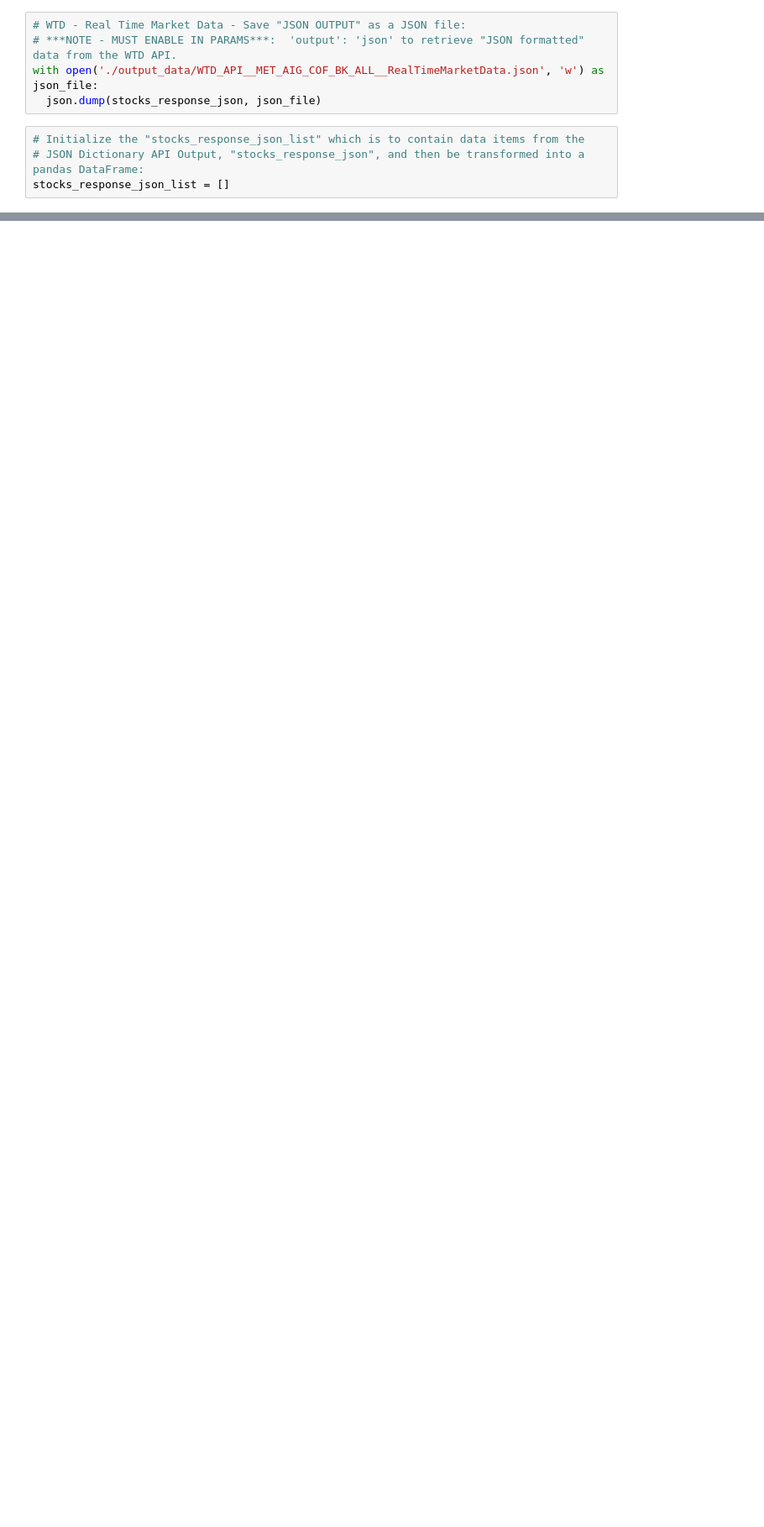
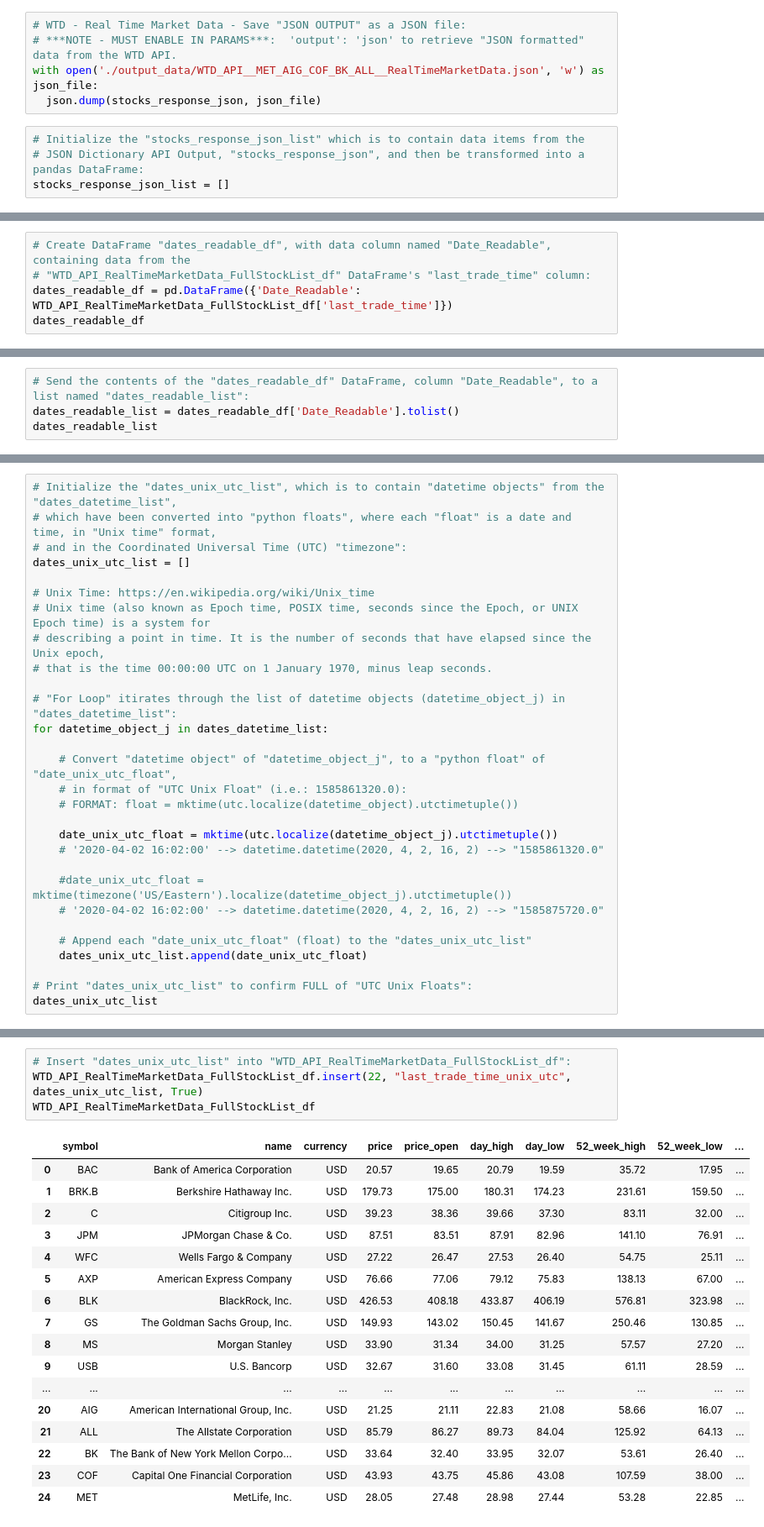
Before and after one commit to bandipara/financial-data-analysis, a Jupyter notebook: JM/PRJ3_WorldTradingDataAPI_WTD_RealTimeMarketData_JMM.ipynb, the cells around one changed output, grey strips where cells are left out. Shown at 84% size. Cells and saved outputs as stored; diff of their text form; blank space fills up the shorter version.

Commit message:
upd to incl conv of date to unix utc; upd api inst
updated to include conversion of date to unix utc,
updated api_keys configuration instructions

```diff
--- a/JM/PRJ3_WorldTradingDataAPI_WTD_RealTimeMarketData_JMM.ipynb
+++ b/JM/PRJ3_WorldTradingDataAPI_WTD_RealTimeMarketData_JMM.ipynb
@@ -783 +786,6 @@ appended_one_thru_five_df
 25 rows × 24 columns
+# %%
+# Create DataFrame "dates_readable_df", with data column named "Date_Readable", containing data from the
+# "WTD_API_RealTimeMarketData_FullStockList_df" DataFrame's "last_trade_time" column:
+dates_readable_df = pd.DataFrame({'Date_Readable': WTD_API_RealTimeMarketData_FullStockList_df['last_trade_time']})
+dates_readable_df
@@ -783,0 +810,4 @@ appended_one_thru_five_df
+# %%
+# Send the contents of the "dates_readable_df" DataFrame, column "Date_Readable", to a list named "dates_readable_list":
+dates_readable_list = dates_readable_df['Date_Readable'].tolist()
+dates_readable_list
@@ -783,0 +884,29 @@ appended_one_thru_five_df
+# %%
+# Initialize the "dates_unix_utc_list", which is to contain "datetime objects" from the "dates_datetime_list",
+# which have been converted into "python floats", where each "float" is a date and time, in "Unix time" format,
+# and in the Coordinated Universal Time (UTC) "timezone":
+dates_unix_utc_list = []
+
+# Unix Time: https://en.wikipedia.org/wiki/Unix_time
+# Unix time (also known as Epoch time, POSIX time, seconds since the Epoch, or UNIX Epoch time) is a system for
+# describing a point in time. It is the number of seconds that have elapsed since the Unix epoch,
+# that is the time 00:00:00 UTC on 1 January 1970, minus leap seconds.
+
+# "For Loop" itirates through the list of datetime objects (datetime_object_j) in "dates_datetime_list":
+for datetime_object_j in dates_datetime_list:
+
+    # Convert "datetime object" of "datetime_object_j", to a "python float" of "date_unix_utc_float",
+    # in format of "UTC Unix Float" (i.e.: 1585861320.0):
+    # FORMAT: float = mktime(utc.localize(datetime_object).utctimetuple())
+
+    date_unix_utc_float = mktime(utc.localize(datetime_object_j).utctimetuple())
+    # '2020-04-02 16:02:00' --> datetime.datetime(2020, 4, 2, 16, 2) --> "1585861320.0"
+
+    #date_unix_utc_float = mktime(timezone('US/Eastern').localize(datetime_object_j).utctimetuple())
+    # '2020-04-02 16:02:00' --> datetime.datetime(2020, 4, 2, 16, 2) --> "1585875720.0"
+
+    # Append each "date_unix_utc_float" (float) to the "dates_unix_utc_list"
+    dates_unix_utc_list.append(date_unix_utc_float)
+
+# Print "dates_unix_utc_list" to confirm FULL of "UTC Unix Floats":
+dates_unix_utc_list
@@ -783,0 +941,22 @@ appended_one_thru_five_df
+# %%
+# Insert "dates_unix_utc_list" into "WTD_API_RealTimeMarketData_FullStockList_df":
+WTD_API_RealTimeMarketData_FullStockList_df.insert(22, "last_trade_time_unix_utc", dates_unix_utc_list, True)
+WTD_API_RealTimeMarketData_FullStockList_df
+# %% [output]
+|  | symbol | name | currency | price | price_open | day_high | day_low | 52_week_high | 52_week_low | ... |
+| 0 | BAC | Bank of America Corporation | USD | 20.57 | 19.65 | 20.79 | 19.59 | 35.72 | 17.95 | ... |
+| 1 | BRK.B | Berkshire Hathaway Inc. | USD | 179.73 | 175.00 | 180.31 | 174.23 | 231.61 | 159.50 | ... |
+| 2 | C | Citigroup Inc. | USD | 39.23 | 38.36 | 39.66 | 37.30 | 83.11 | 32.00 | ... |
+| 3 | JPM | JPMorgan Chase & Co. | USD | 87.51 | 83.51 | 87.91 | 82.96 | 141.10 | 76.91 | ... |
+| 4 | WFC | Wells Fargo & Company | USD | 27.22 | 26.47 | 27.53 | 26.40 | 54.75 | 25.11 | ... |
+| 5 | AXP | American Express Company | USD | 76.66 | 77.06 | 79.12 | 75.83 | 138.13 | 67.00 | ... |
+| 6 | BLK | BlackRock, Inc. | USD | 426.53 | 408.18 | 433.87 | 406.19 | 576.81 | 323.98 | ... |
+| 7 | GS | The Goldman Sachs Group, Inc. | USD | 149.93 | 143.02 | 150.45 | 141.67 | 250.46 | 130.85 | ... |
+| 8 | MS | Morgan Stanley | USD | 33.90 | 31.34 | 34.00 | 31.25 | 57.57 | 27.20 | ... |
+| 9 | USB | U.S. Bancorp | USD | 32.67 | 31.60 | 33.08 | 31.45 | 61.11 | 28.59 | ... |
+| ... | ... | ... | ... | ... | ... | ... | ... | ... | ... | ... |
+| 20 | AIG | American International Group, Inc. | USD | 21.25 | 21.11 | 22.83 | 21.08 | 58.66 | 16.07 | ... |
+| 21 | ALL | The Allstate Corporation | USD | 85.79 | 86.27 | 89.73 | 84.04 | 125.92 | 64.13 | ... |
+| 22 | BK | The Bank of New York Mellon Corpo... | USD | 33.64 | 32.40 | 33.95 | 32.07 | 53.61 | 26.40 | ... |
+| 23 | COF | Capital One Financial Corporation | USD | 43.93 | 43.75 | 45.86 | 43.08 | 107.59 | 38.00 | ... |
+| 24 | MET | MetLife, Inc. | USD | 28.05 | 27.48 | 28.98 | 27.44 | 53.28 | 22.85 | ... |
```
Also changed, not shown: parts of 29 cells of this notebook.
